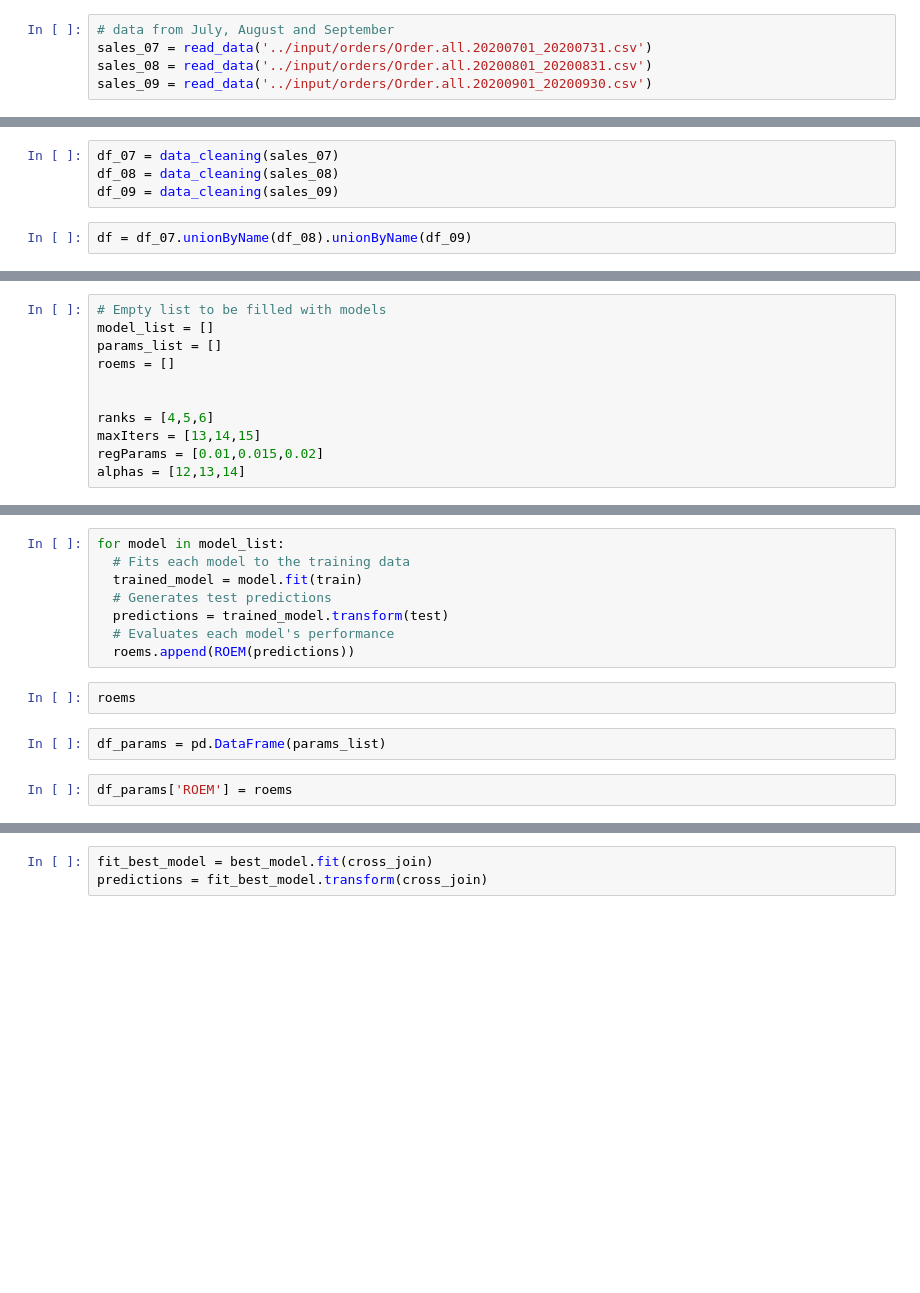
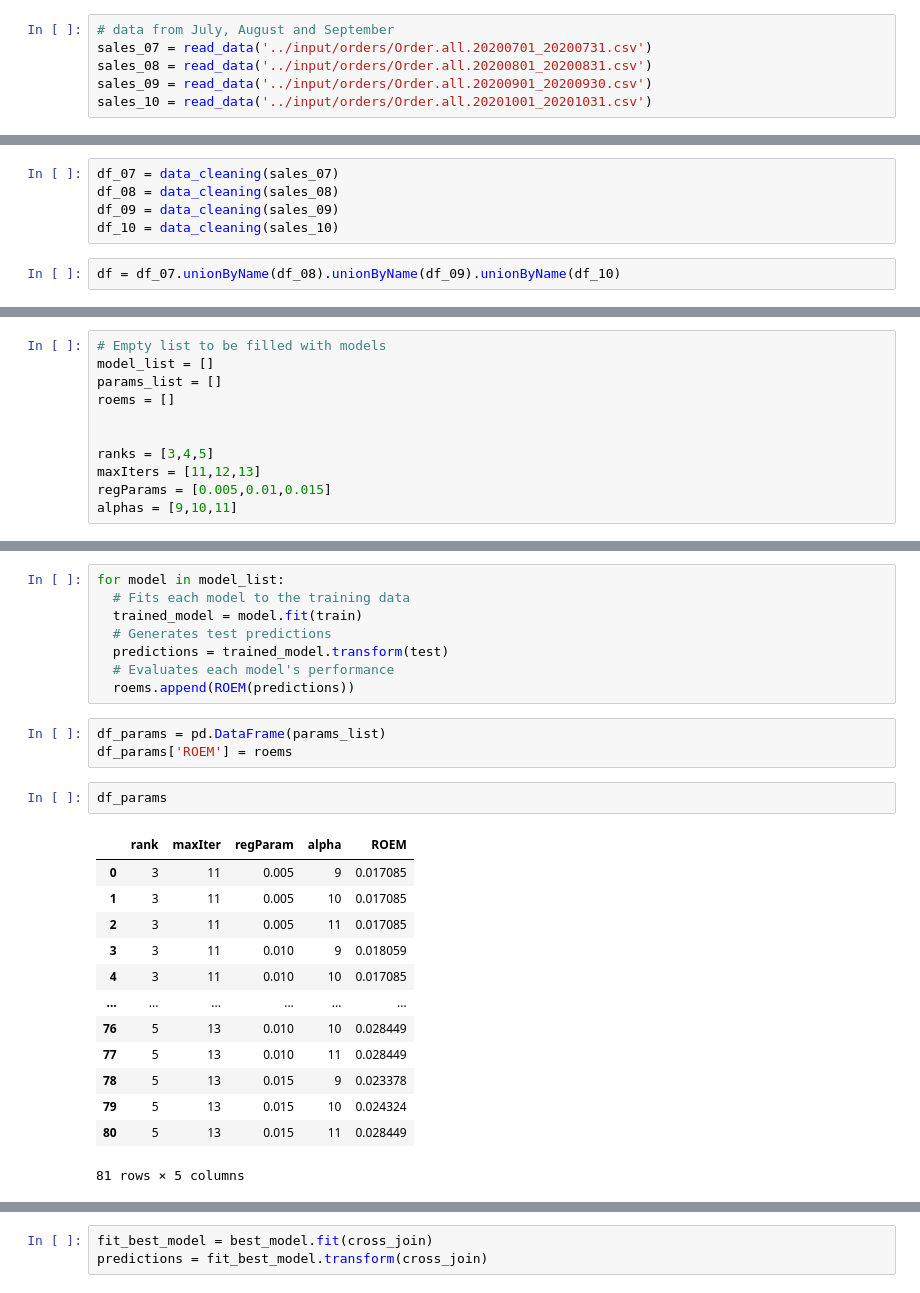
Before and after one commit to LinLin-LL/product_recommendation, a Jupyter notebook: sales.ipynb, the cells around one changed output, grey strips where cells are left out. Cells and saved outputs as stored; diff of their text form; blank space fills up the shorter version.

```diff
--- a/sales.ipynb
+++ b/sales.ipynb
@@ -64,6 +71,7 @@ def read_data(csv_file):
 sales_07 = read_data('../input/orders/Order.all.20200701_20200731.csv')
 sales_08 = read_data('../input/orders/Order.all.20200801_20200831.csv')
 sales_09 = read_data('../input/orders/Order.all.20200901_20200930.csv')
+sales_10 = read_data('../input/orders/Order.all.20201001_20201031.csv')
 # %%
 # only use the completed orders
 def data_cleaning(df):
@@ -74,8 +82,9 @@ def data_cleaning(df):
 df_07 = data_cleaning(sales_07)
 df_08 = data_cleaning(sales_08)
 df_09 = data_cleaning(sales_09)
+df_10 = data_cleaning(sales_10)
 # %%
-df = df_07.unionByName(df_08).unionByName(df_09)
+df = df_07.unionByName(df_08).unionByName(df_09).unionByName(df_10)
 # %%
 # transform user name to integer id
 users = df.select('Username (Buyer)').distinct()
@@ -146,10 +159,10 @@ params_list = []
 roems = []
 
 
-ranks = [4,5,6]
-maxIters = [13,14,15]
-regParams = [0.01,0.015,0.02]
-alphas = [12,13,14]
+ranks = [3,4,5]
+maxIters = [11,12,13]
+regParams = [0.005,0.01,0.015]
+alphas = [9,10,11]
 # %%
 # For loop will automatically create and store ALS models
 for r in ranks:
@@ -172,9 +185,22 @@ for model in model_list:
   predictions = trained_model.transform(test)
   # Evaluates each model's performance
   roems.append(ROEM(predictions))
-# %%
-roems
 # %%
 df_params = pd.DataFrame(params_list)
+df_params['ROEM'] = roems
 # %%
-df_params['ROEM'] = roems
+df_params
+# %% [output]
+|  | rank | maxIter | regParam | alpha | ROEM |
+| 0 | 3 | 11 | 0.005 | 9 | 0.017085 |
+| 1 | 3 | 11 | 0.005 | 10 | 0.017085 |
+| 2 | 3 | 11 | 0.005 | 11 | 0.017085 |
+| 3 | 3 | 11 | 0.010 | 9 | 0.018059 |
+| 4 | 3 | 11 | 0.010 | 10 | 0.017085 |
+| ... | ... | ... | ... | ... | ... |
+| 76 | 5 | 13 | 0.010 | 10 | 0.028449 |
+| 77 | 5 | 13 | 0.010 | 11 | 0.028449 |
+| 78 | 5 | 13 | 0.015 | 9 | 0.023378 |
+| 79 | 5 | 13 | 0.015 | 10 | 0.024324 |
+| 80 | 5 | 13 | 0.015 | 11 | 0.028449 |
+81 rows × 5 columns
```
Also changed, not shown: parts of 14 cells of this notebook, 5 other files.
